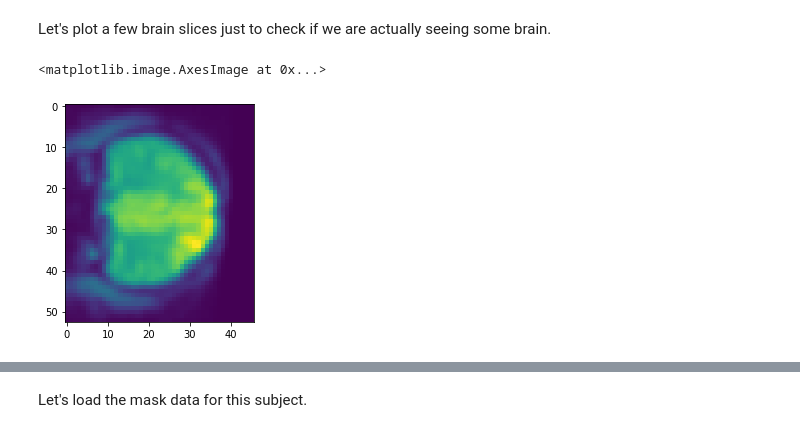
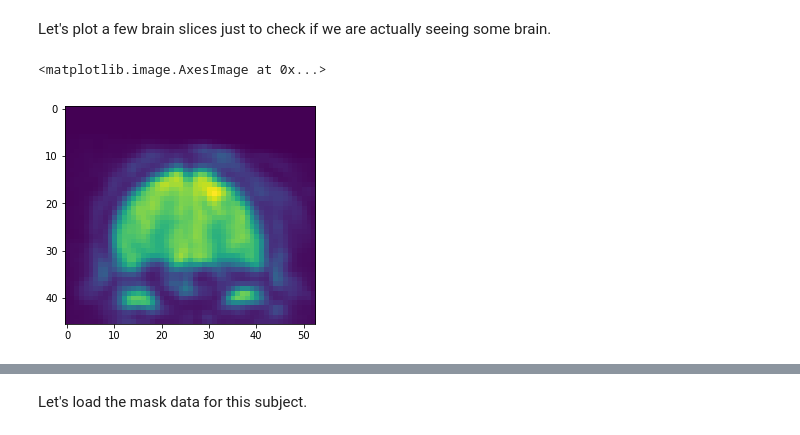
Before and after one commit to sapols/bai-book, a Jupyter notebook: content/labs/lab-glm_3d/index.ipynb, the cells around one changed output, grey strips where cells are left out. Cells and saved outputs as stored; diff of their text form; code cells hidden in the pictures.

```diff
--- a/content/labs/lab-glm_3d/index.ipynb
+++ b/content/labs/lab-glm_3d/index.ipynb
@@ -22,9 +29,10 @@ data.get_fdata().shape
 (53, 63, 46, 128)
 # %% [markdown]
 Let's plot a few brain slices just to check if we are actually seeing some brain.
-# %%
-plt.imshow(data.get_fdata()[:,50,:,0])
-# %% [output]
-<matplotlib.image.AxesImage at 0x...>
-[figure, removed]
+# %%
+# Note: Shawn rotated it 90 degrees
+plt.imshow(ndimage.rotate(data.get_fdata()[:,55,:,10], 90))
+# %% [output]
+<matplotlib.image.AxesImage at 0x...>
+[figure, added]
 # %%
```
Also changed, not shown: parts of 21 cells of this notebook, 2 other files.
